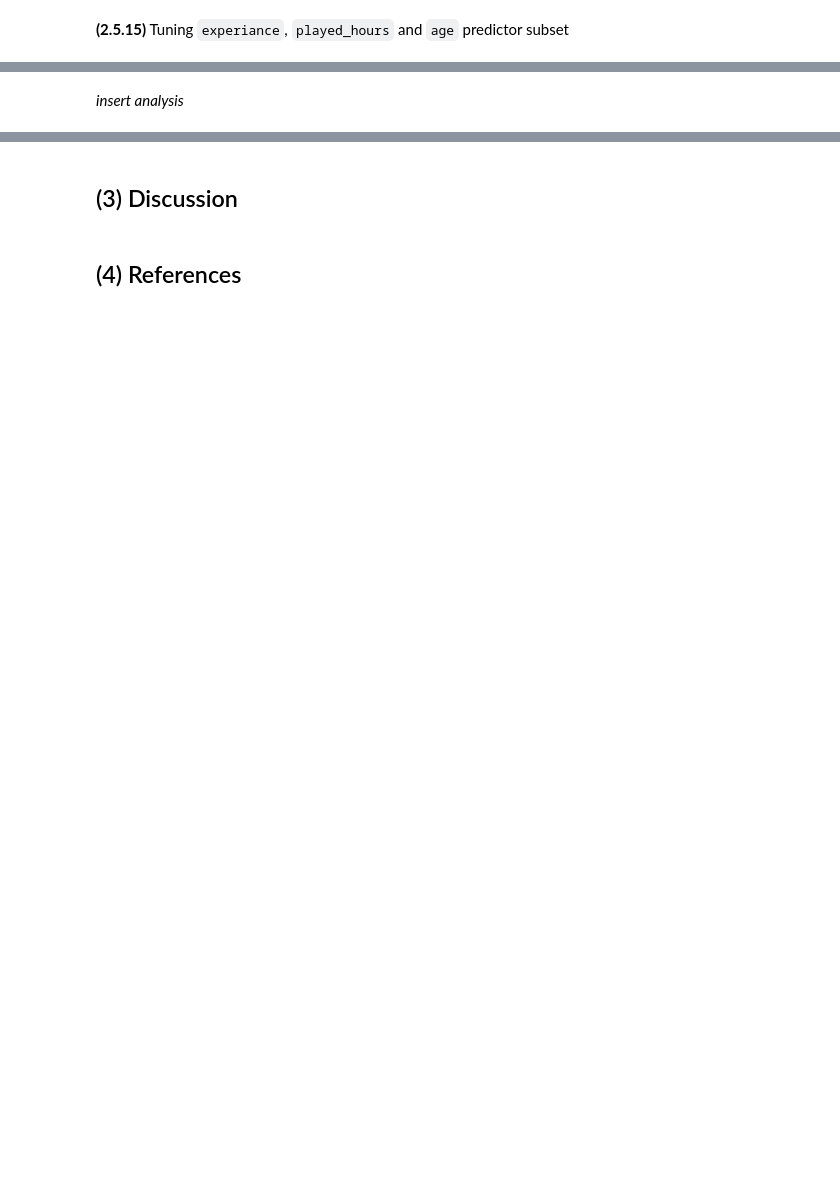
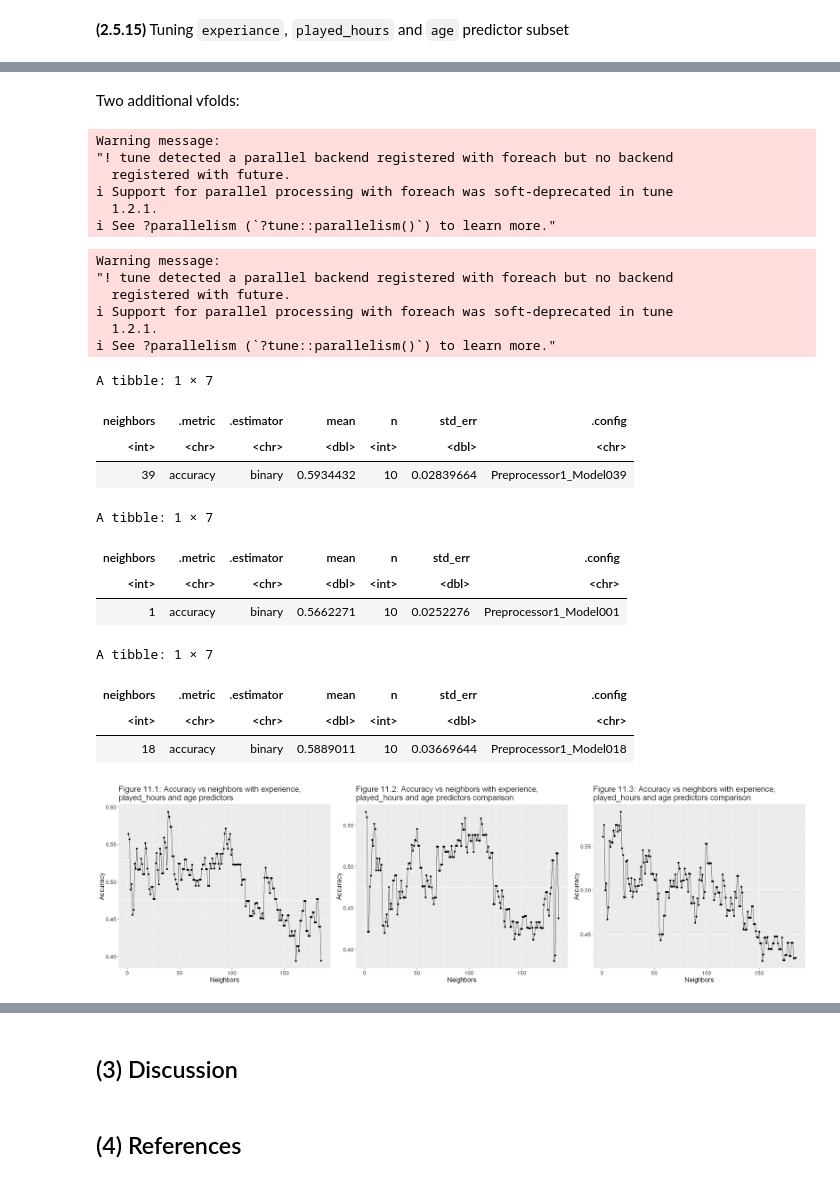
Before and after one commit to mke-l/dsci100-project, a Jupyter notebook: project_group1.ipynb, the cells around one changed output, grey strips where cells are left out. Drawn from its saved outputs; the diff is of its cells as text; code cells hidden in the pictures; blank space fills up the shorter version.

```diff
--- a/project_group1.ipynb
+++ b/project_group1.ipynb
@@ -907,4 +1111,72 @@ A tibble: 1 × 7
 | 39 | accuracy | binary | 0.5934432 | 10 | 0.02839664 | Preprocessor1_Model039 |
 [figure]
 # %% [markdown]
-*insert analysis*
+Two additional vfolds:
+# %%
+exp_hrs_age_metrics2 <- workflow() |>
+    add_recipe(exp_hrs_age_recipe) |>
+    add_model(knn_tune) |>
+    tune_grid(resamples = players_vfold2, grid = neighbors) |>
+    collect_metrics() |>
+    filter(.metric == "accuracy") |>
+    arrange(desc(mean))
+
+exp_hrs_age_tuning_plot2 <- exp_hrs_age_metrics2 |>
+    ggplot(aes(x = neighbors, y = mean)) +
+    geom_point() +
+    geom_line() +
+    labs(title = "Figure 11.2: Accuracy vs neighbors with experience, \nplayed_hours and age predictors comparison",
+         x = "Neighbors",
+         y = "Accuracy") +
+    theme(text = element_text(size = 14))
+# %% [output]
+Warning message:
+"! tune detected a parallel backend registered with foreach but no backend
+  registered with future.
+ℹ Support for parallel processing with foreach was soft-deprecated in tune
+  1.2.1.
+ℹ See ?parallelism (`?tune::parallelism()`) to learn more."
+# %%
+exp_hrs_age_metrics3 <- workflow() |>
+    add_recipe(exp_hrs_age_recipe) |>
+    add_model(knn_tune) |>
+    tune_grid(resamples = players_vfold3, grid = neighbors) |>
+    collect_metrics() |>
+    filter(.metric == "accuracy") |>
+    arrange(desc(mean))
+
+exp_hrs_age_tuning_plot3 <- exp_hrs_age_metrics3 |>
+    ggplot(aes(x = neighbors, y = mean)) +
+    geom_point() +
+    geom_line() +
+    labs(title = "Figure 11.3: Accuracy vs neighbors with experience, \nplayed_hours and age predictors comparison",
+         x = "Neighbors",
+         y = "Accuracy") +
+    theme(text = element_text(size = 14))
+# %% [output]
+Warning message:
+"! tune detected a parallel backend registered with foreach but no backend
+  registered with future.
+ℹ Support for parallel processing with foreach was soft-deprecated in tune
+  1.2.1.
+ℹ See ?parallelism (`?tune::parallelism()`) to learn more."
+# %%
+options(repr.plot.width = 21, repr.plot.height = 6)
+plot_grid(exp_hrs_age_tuning_plot, exp_hrs_age_tuning_plot2, exp_hrs_age_tuning_plot3, ncol = 3)
+slice(exp_hrs_age_metrics, 1)
+slice(exp_hrs_age_metrics2, 1)
+slice(exp_hrs_age_metrics3, 1)
+# %% [output]
+A tibble: 1 × 7
+| neighbors | .metric | .estimator | mean | n | std_err | .config |
+| <int> | <chr> | <chr> | <dbl> | <int> | <dbl> | <chr> |
+| 39 | accuracy | binary | 0.5934432 | 10 | 0.02839664 | Preprocessor1_Model039 |
+A tibble: 1 × 7
+| neighbors | .metric | .estimator | mean | n | std_err | .config |
+| <int> | <chr> | <chr> | <dbl> | <int> | <dbl> | <chr> |
+| 1 | accuracy | binary | 0.5662271 | 10 | 0.0252276 | Preprocessor1_Model001 |
+A tibble: 1 × 7
+| neighbors | .metric | .estimator | mean | n | std_err | .config |
+| <int> | <chr> | <chr> | <dbl> | <int> | <dbl> | <chr> |
+| 18 | accuracy | binary | 0.5889011 | 10 | 0.03669644 | Preprocessor1_Model018 |
+[figure, added]
```
Also changed, not shown: parts of 30 cells of this notebook.
